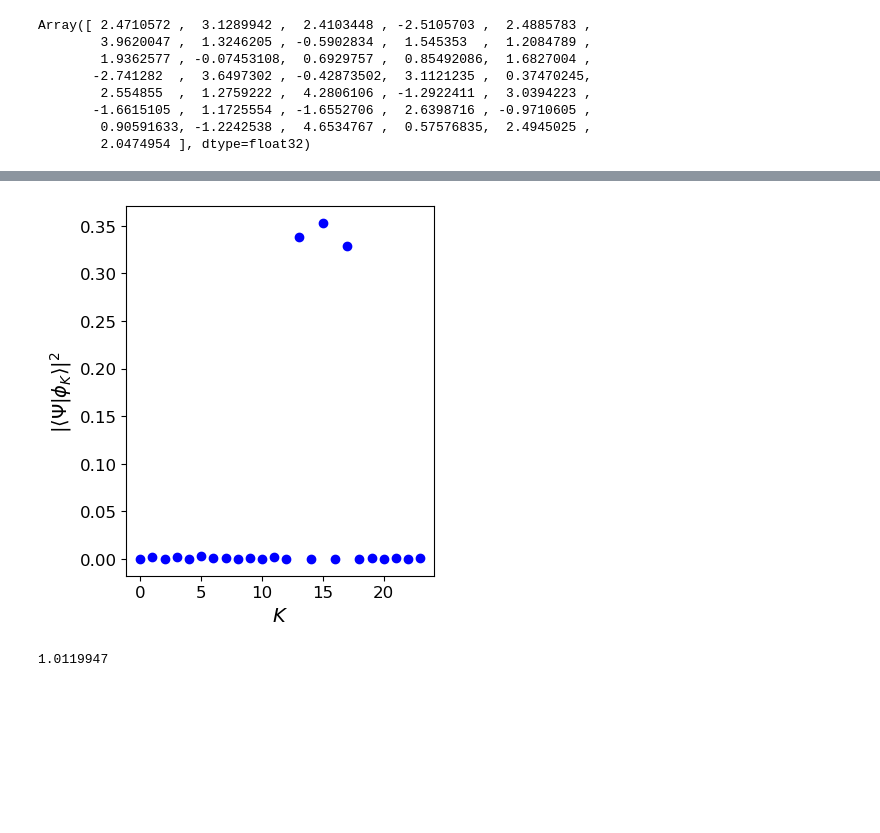
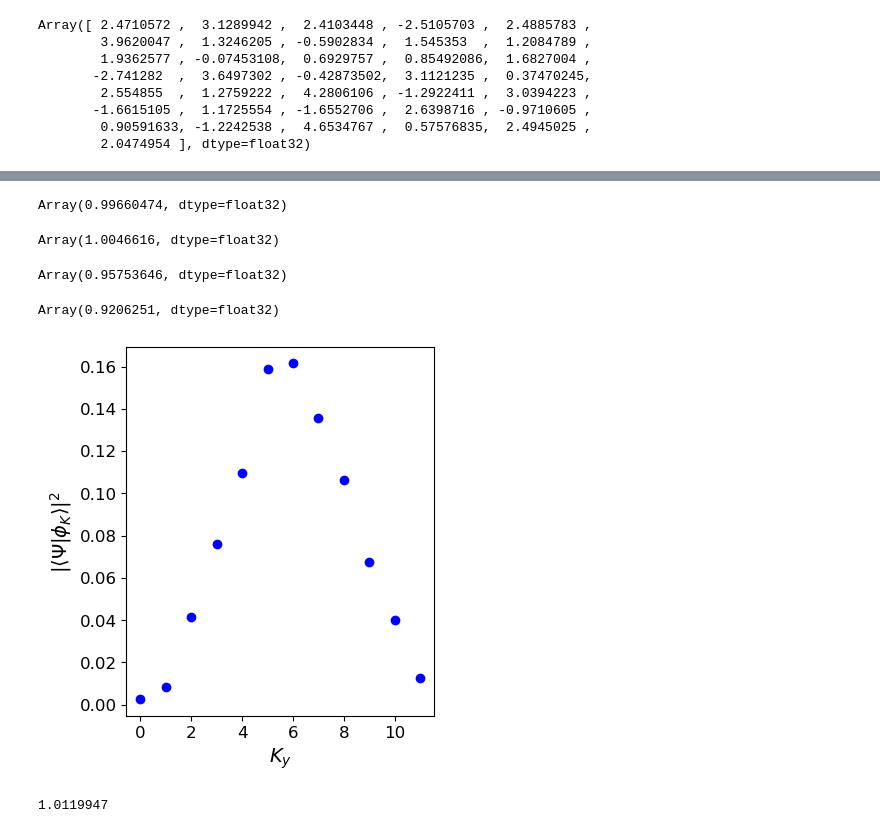
Before and after one commit to abouelkomsan/ferminet_ahmed, a Jupyter notebook: tests.ipynb, the cells around one changed output, grey strips where cells are left out. Drawn from its saved outputs; the diff is of its cells as text; code cells hidden in the pictures; blank space fills up the shorter version.

```diff
--- a/tests.ipynb
+++ b/tests.ipynb
@@ -2354,3 +2616,19 @@ for n in n_values:
+# %%
+jnp.sum(jnp.array(overlap_list))
+# %% [output]
+Array(0.99660474, dtype=float32)
+# %%
+jnp.sum(jnp.array(overlap_list))
+# %% [output]
+Array(1.0046616, dtype=float32)
+# %%
+jnp.sum(jnp.array(overlap_list))
+# %% [output]
+Array(0.95753646, dtype=float32)
+# %%
+jnp.sum(jnp.array(overlap_list))
+# %% [output]
+Array(0.9206251, dtype=float32)
 # %%
 import numpy as np
 
@@ -2370,22 +2648,22 @@ overlap_list = np.array([
 # %%
 import matplotlib.pyplot as plt
 
 # Assuming n_values and overlap_list are already populated
-plt.scatter(list(range(0, 24)), overlap_list, marker='o', linestyle='-', color='b')
+plt.scatter(list(range(0, 12)), overlap_list, marker='o', linestyle='-', color='b')
 
 # Add labels and title with increased font size
-plt.xlabel(r'$K$', fontsize=14)
+plt.xlabel(r'$K_y$', fontsize=14)
 plt.ylabel(r'$|\langle Ψ|\phi_K \rangle|^2$', fontsize=14)
 
 # Increase tick size
 plt.xticks(fontsize=12)
 plt.yticks(fontsize=12)
 plt.gca().set_aspect(1.2 / plt.gca().get_data_ratio(), adjustable='box')
 
-plt.savefig("/work/submit/ahmed95/plots_paper/overlap.pdf", format="pdf", bbox_inches="tight")
+#plt.savefig("/work/submit/ahmed95/plots_paper/overlap.pdf", format="pdf", bbox_inches="tight")
 plt.show()
 # %% [output]
-[figure, old version]
+[figure, new version]
 # %%
 cfg = get_config(23)
 log_network2 = wavefunction_v2(cfg)
```
Also changed, not shown: parts of 61 cells of this notebook, 6 other files.
